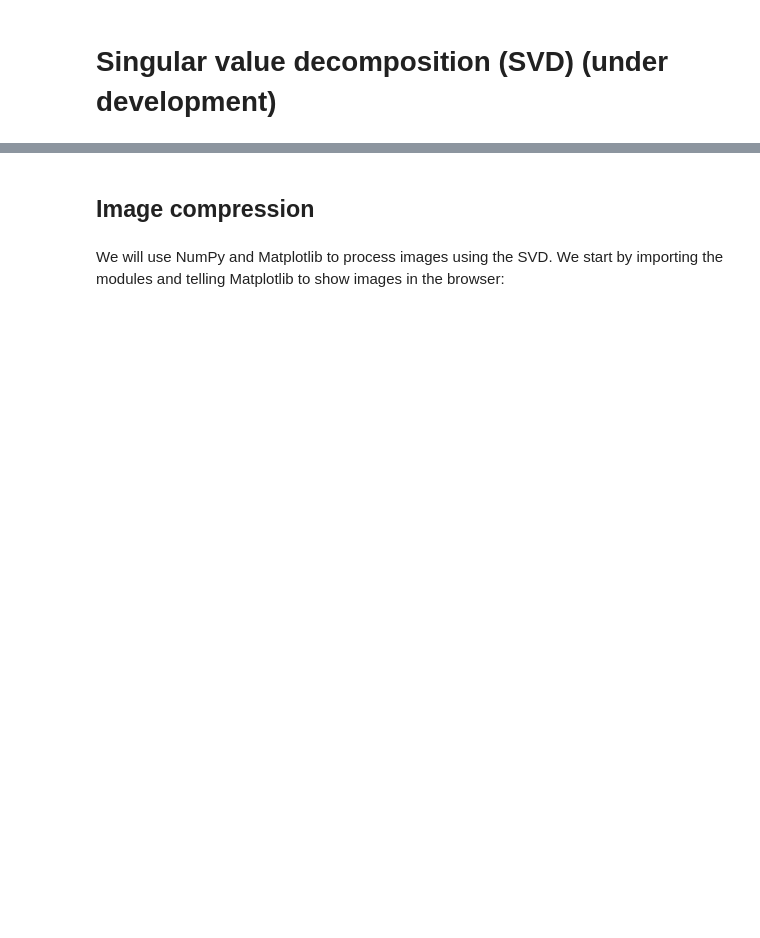
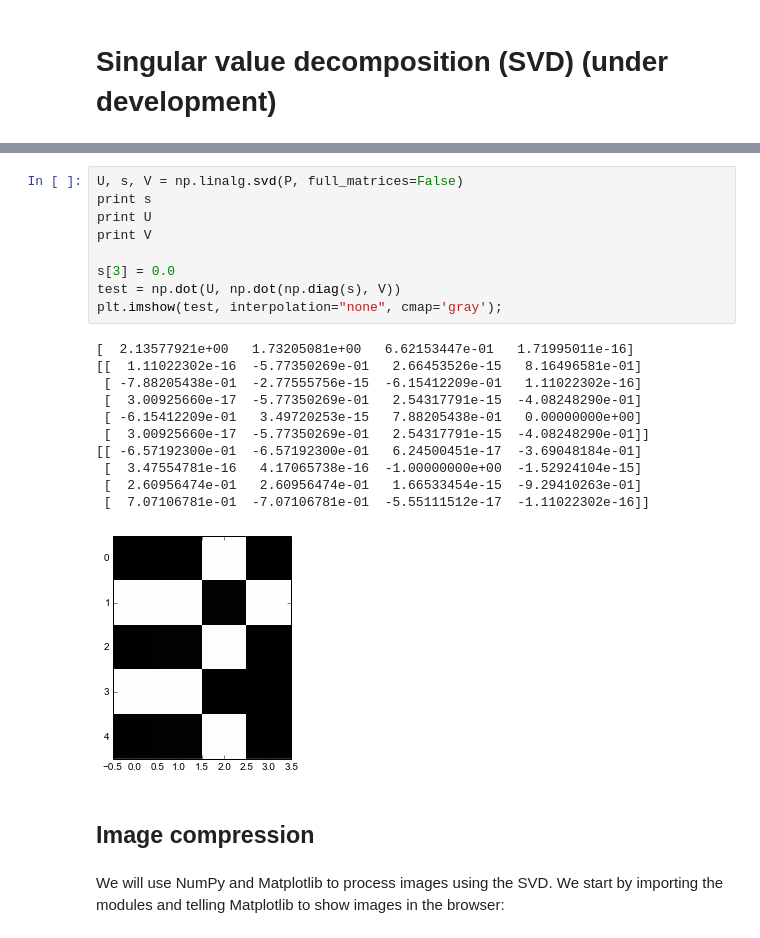
Before and after one commit to garth-wells/notebooks-3M1, a Jupyter notebook: notebooks/SingularValueDecomposition.ipynb, the cells around one changed output, grey strips where cells are left out. Saved outputs shown, nothing was run; the diff lists cells and outputs as text; blank space fills up the shorter version.

```diff
--- a/notebooks/SingularValueDecomposition.ipynb
+++ b/notebooks/SingularValueDecomposition.ipynb
@@ -11,3 +31,24 @@ $$
+# %%
+U, s, V = np.linalg.svd(P, full_matrices=False)
+print s
+print U
+print V
+
+s[3] = 0.0
+test = np.dot(U, np.dot(np.diag(s), V))
+plt.imshow(test, interpolation="none", cmap='gray');
+# %% [output]
+[  2.13577921e+00   1.73205081e+00   6.62153447e-01   1.71995011e-16]
+[[  1.11022302e-16  -5.77350269e-01   2.66453526e-15   8.16496581e-01]
+ [ -7.88205438e-01  -2.77555756e-15  -6.15412209e-01   1.11022302e-16]
+ [  3.00925660e-17  -5.77350269e-01   2.54317791e-15  -4.08248290e-01]
+ [ -6.15412209e-01   3.49720253e-15   7.88205438e-01   0.00000000e+00]
+ [  3.00925660e-17  -5.77350269e-01   2.54317791e-15  -4.08248290e-01]]
+[[ -6.57192300e-01  -6.57192300e-01   6.24500451e-17  -3.69048184e-01]
+ [  3.47554781e-16   4.17065738e-16  -1.00000000e+00  -1.52924104e-15]
+ [  2.60956474e-01   2.60956474e-01   1.66533454e-15  -9.29410263e-01]
+ [  7.07106781e-01  -7.07106781e-01  -5.55111512e-17  -1.11022302e-16]]
+[figure, added]
 # %% [markdown]
 ## Image compression
 # %% [markdown]
```
Also changed, not shown: parts of 5 cells of this notebook.
